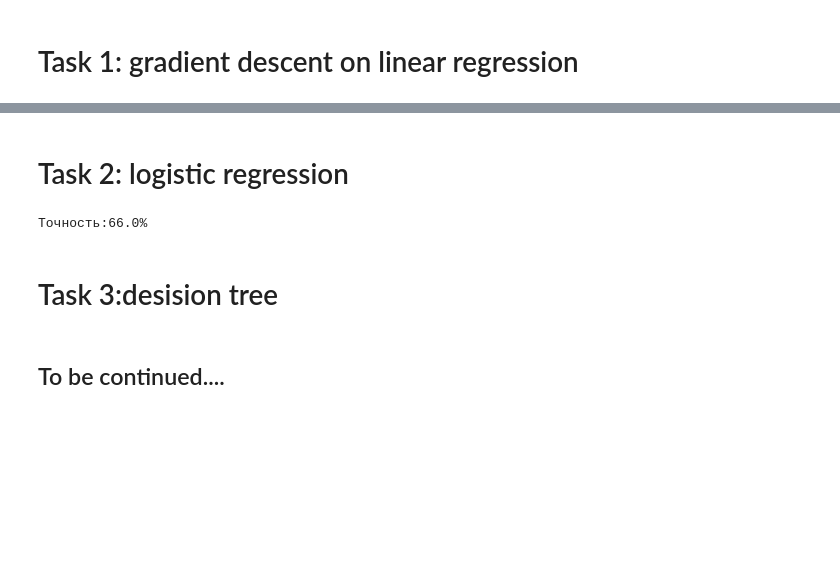
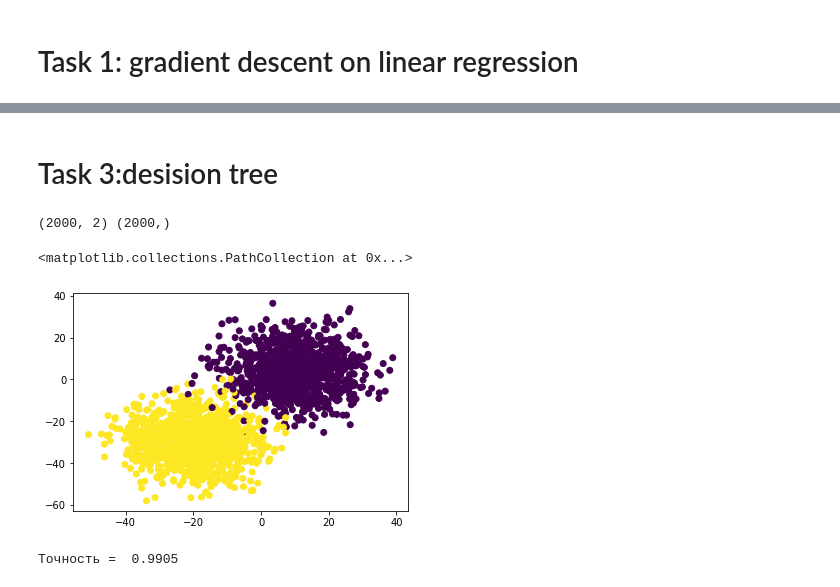
Before and after one commit to LordZeee/DataAnalysis2020, a Jupyter notebook: lab1_Malyniak.ipynb, the cells around one changed output, grey strips where cells are left out. Cells and saved outputs as stored; diff of their text form; code cells hidden in the pictures; blank space fills up the shorter version.

```diff
--- a/lab1_Malyniak.ipynb
+++ b/lab1_Malyniak.ipynb
@@ -69,2 +186,0 @@ array([11.13670333,  4.71829019])
-# %% [markdown]
-# Task 2: logistic regression
@@ -129,15 +187,2 @@ def evaluate_model(x_test,y_test,theta):
-# %%
-x,y = data_2dim(300)
-x = (x - x.mean()) / x.std()
-X_train,Y_train = x[:250],y[:250] ## Я знаю что так нельзя делать
-X_test,Y_test = x[250:],y[250:]
-theta,cost = log_regression(X_train,Y_train,0.0001,1000)
-accuracy = evaluate_model(X_test,Y_test,theta)
-print("Точность:{0}%".format(accuracy))
-# %% [output]
-Точность:66.0%
 # %% [markdown]
 # Task 3:desision tree
-# %% [markdown]
-
-## To be continued....
@@ -143,0 +329,20 @@ print("Точность:{0}%".format(accuracy))
+# %%
+num_samples = 1000
+lr = 0.1
+X1 = np.random.normal(size=(num_samples,2), scale=10,loc = (10, 5))
+X2 = np.random.normal(size=(num_samples,2), scale=10,loc = (-20, -30))
+X = np.concatenate([X1, X2])
+Y = np.ones(2*num_samples)
+Y[:num_samples] = 0
+Y[num_samples:] = 1
+indexes = np.arange(2*num_samples)
+np.random.shuffle(indexes)
+X, Y = X[indexes], Y[indexes]
+print(X.shape, Y.shape)
+# %% [output]
+(2000, 2) (2000,)
+# %%
+plt.scatter(X[:,0], X[:,1], c=Y)
+# %% [output]
+<matplotlib.collections.PathCollection at 0x...>
+[figure, added]
@@ -143,0 +352,5 @@ print("Точность:{0}%".format(accuracy))
+# %%
+Y_predicted = predict(X, tree)
+print("Точность = ", (Y_predicted[:, 0] == Y).mean())
+# %% [output]
+Точность =  0.9905
```
Also changed, not shown: parts of 14 cells of this notebook.
